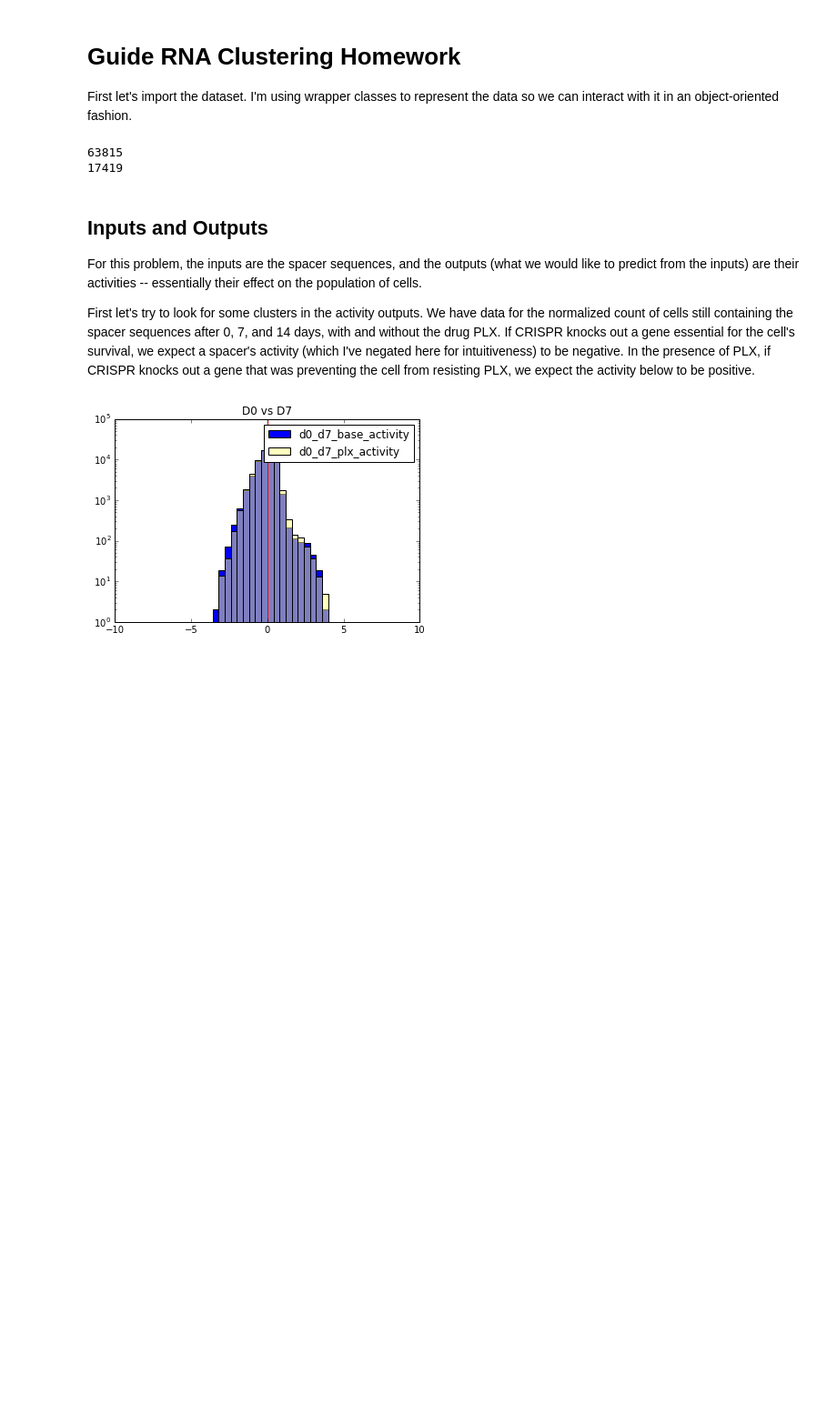
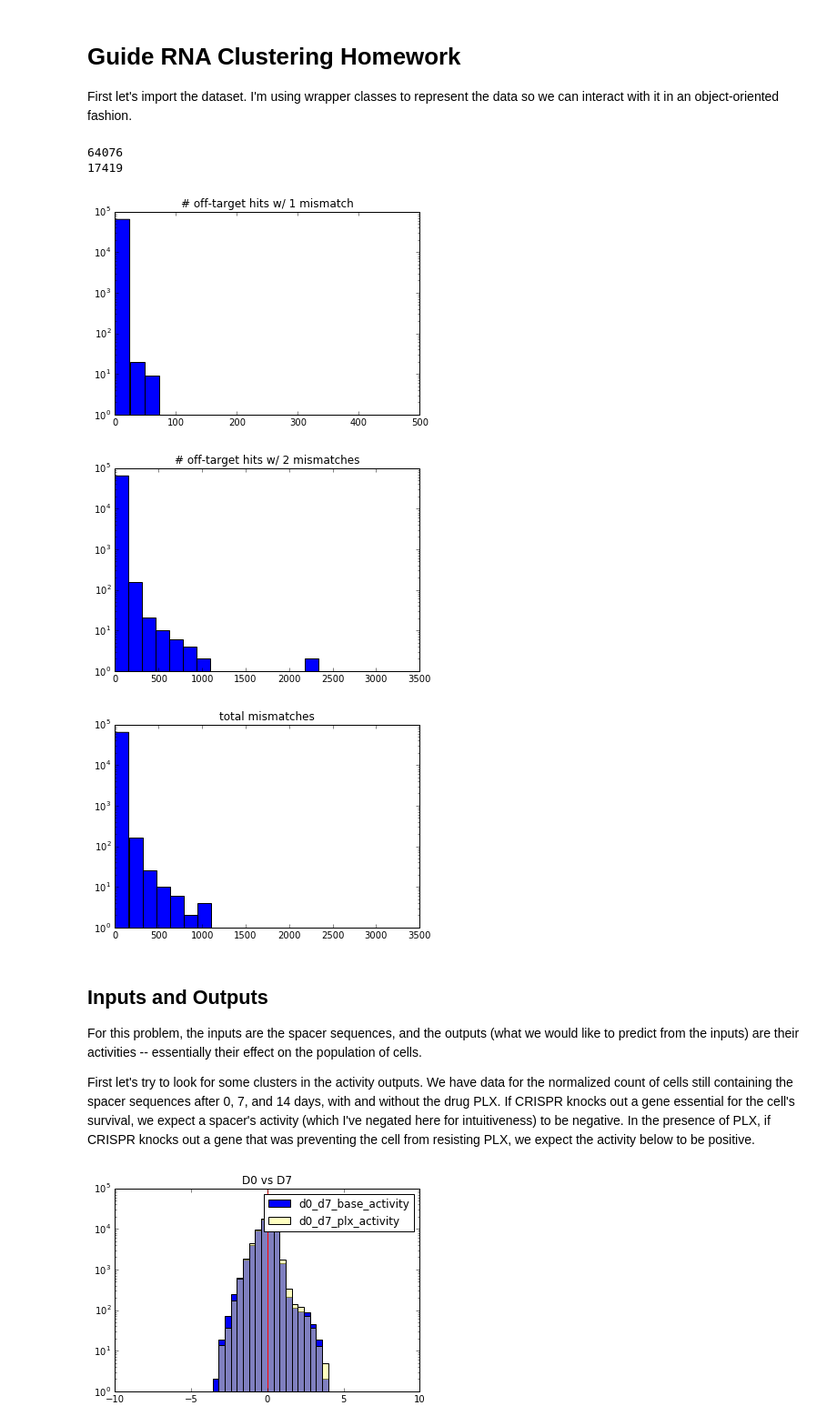
Before and after one commit to asross/guide-cluster, a Jupyter notebook: presentation.ipynb, the cells around one changed output. Shown: that part at 91% size. Cells and saved outputs as stored; diff of their text form; code cells hidden in the pictures; blank space fills up the shorter version.

Commit message:
explore all this new data

```diff
--- a/presentation.ipynb
+++ b/presentation.ipynb
@@ -10,16 +10,34 @@ from guide.dataset import GuideDataset
 
 First let's import the dataset. I'm using wrapper classes to represent the data so we can interact with it in an object-oriented fashion.
 # %%
-guide_dataset = GuideDataset('data/example_guide_data_annotated.tsv')
-points = [p for p in guide_dataset.each_point()]
-points = list(filter(lambda p: p.rna_folding_free_energy() < 900, points))
+guide_dataset = GuideDataset('data/example_guide_data_with_bowtie_with_mfold.tsv')
+points = guide_dataset.points()
 # %%
 gene_names = [p.row['gene_name'] for p in points]
 print(len(gene_names))
 print(len(set(gene_names)))
 # %% [output]
-63815
+64076
 17419
+# %%
+mm_counts = [len(p.bowtie_result().matches()[1:]) for p in points]
+mm1_counts = [p.bowtie_result().mismatch_counts()[1] for p in points]
+mm2_counts = [p.bowtie_result().mismatch_counts()[2] for p in points]
+plt.hist(mm1_counts, bins=20, log=True)
+plt.title('# off-target hits w/ 1 mismatch')
+plt.show()
+
+plt.hist(mm2_counts, bins=20, log=True)
+plt.title('# off-target hits w/ 2 mismatches')
+plt.show()
+
+plt.hist(mm_counts, bins=20, log=True)
+plt.title('total mismatches')
+plt.show()
+# %% [output]
+[figure, added]
+[figure, added]
+[figure, added]
 # %% [markdown]
 ## Inputs and Outputs
 
```
Also changed, not shown: parts of 28 cells of this notebook, 1 other file.
